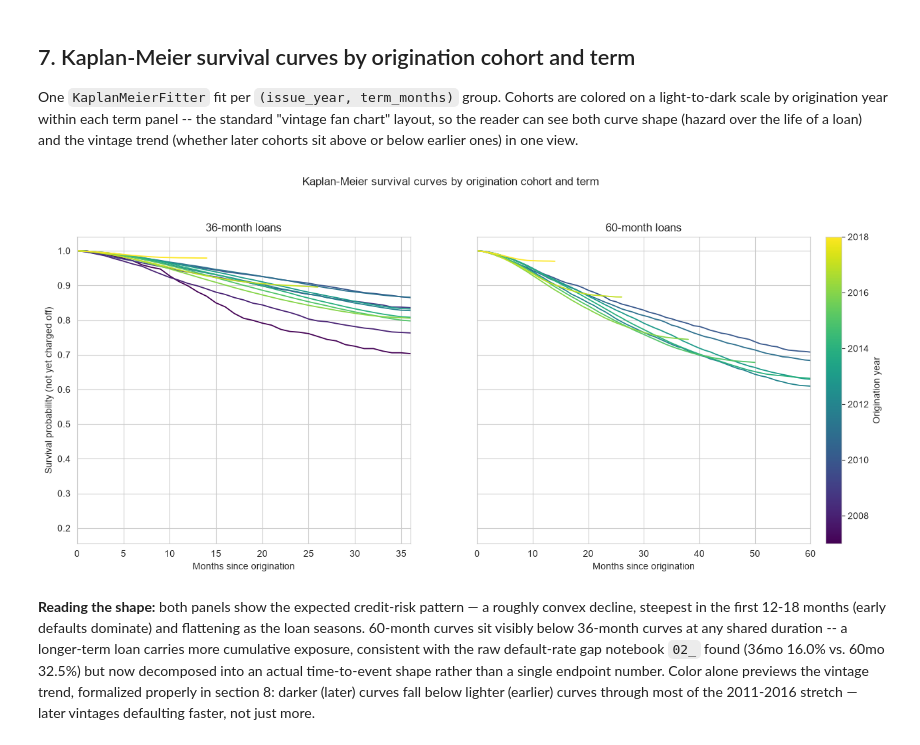
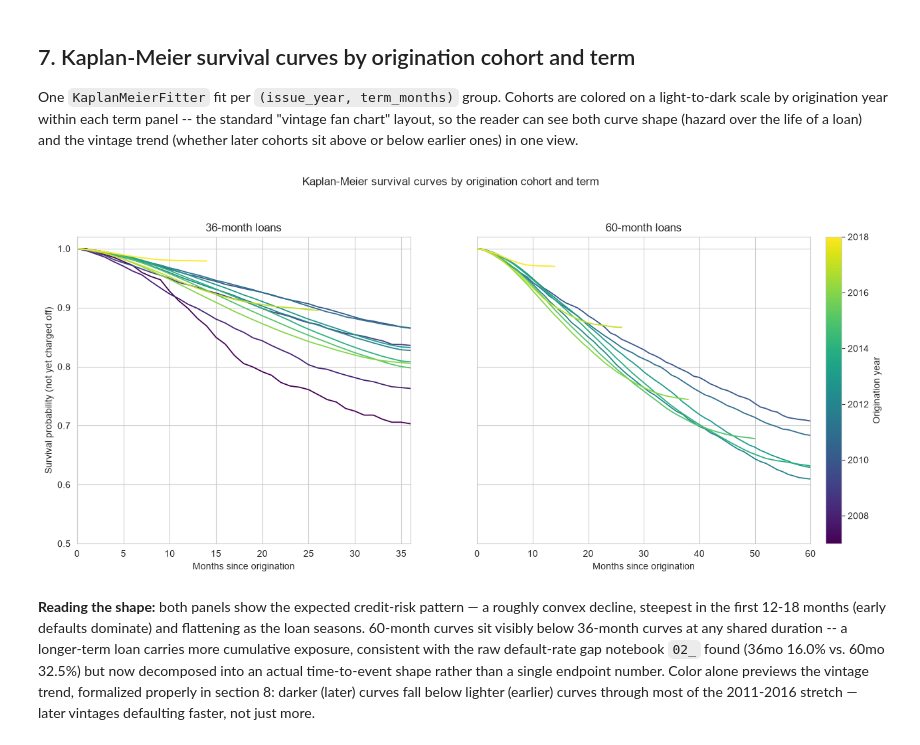
Before and after one commit to junjunzhang1998/credit-risk-vintage-analysis, a Jupyter notebook: notebooks/05_vintage_cohort_analysis.ipynb, the cells around one changed output. Saved outputs shown, nothing was run; the diff lists cells and outputs as text; code cells hidden in the pictures.

```diff
--- a/notebooks/05_vintage_cohort_analysis.ipynb
+++ b/notebooks/05_vintage_cohort_analysis.ipynb
@@ -285,34 +286,35 @@ both curve shape (hazard over the life of a loan) and the vintage trend
 # %%
 years = sorted(df['issue_year'].unique())
 cmap = plt.get_cmap('viridis')
 year_colors = {yr: cmap(i / max(len(years) - 1, 1)) for i, yr in enumerate(years)}
 
 fig, axes = plt.subplots(1, 2, figsize=(15, 6), sharey=True)
 
 for ax, term_m in zip(axes, [36, 60]):
     for yr in years:
         sub = df[(df['term_months'] == term_m) & (df['issue_year'] == yr)]
         if len(sub) < 30:
             continue
         kmf = KaplanMeierFitter()
         kmf.fit(sub['duration_months'], event_observed=sub['event'], label=str(yr))
         kmf.survival_function_.plot(ax=ax, color=year_colors[yr], legend=False, linewidth=1.3)
     ax.set_xlim(0, term_m)
+    ax.set_ylim(0.5, 1.02)  # zoom in -- curves never approach 0, full [0,1] axis wastes most of the panel
     ax.set_title(f'{term_m}-month loans')
     ax.set_xlabel('Months since origination')
 
 axes[0].set_ylabel('Survival probability (not yet charged off)')
 
 sm = plt.cm.ScalarMappable(cmap=cmap, norm=plt.Normalize(vmin=min(years), vmax=max(years)))
 sm.set_array([])
 cbar = fig.colorbar(sm, ax=axes, orientation='vertical', fraction=0.03, pad=0.02)
 cbar.set_label('Origination year')
 
 fig.suptitle('Kaplan-Meier survival curves by origination cohort and term', y=1.03)
 plt.savefig('../models/km_fan_chart.png', dpi=100, bbox_inches='tight')
 plt.show()
 # %% [output]
-[figure, old version]
+[figure, new version]
 # %% [markdown]
 **Reading the shape:** both panels show the expected credit-risk pattern —
 a roughly convex decline, steepest in the first 12-18 months (early
```
Also changed, not shown: parts of 7 cells of this notebook, 14 other files.
